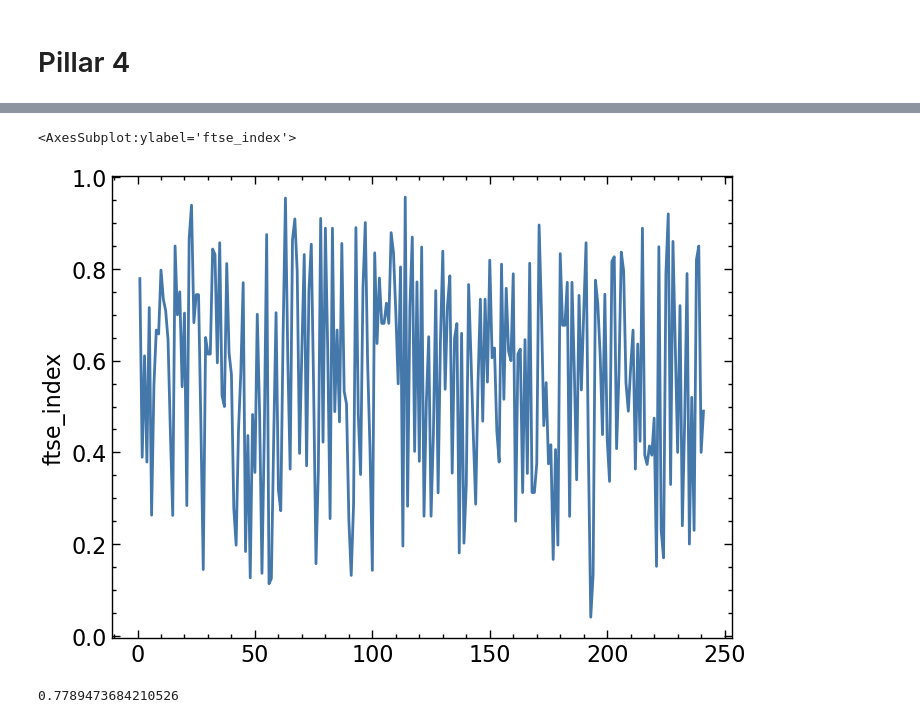
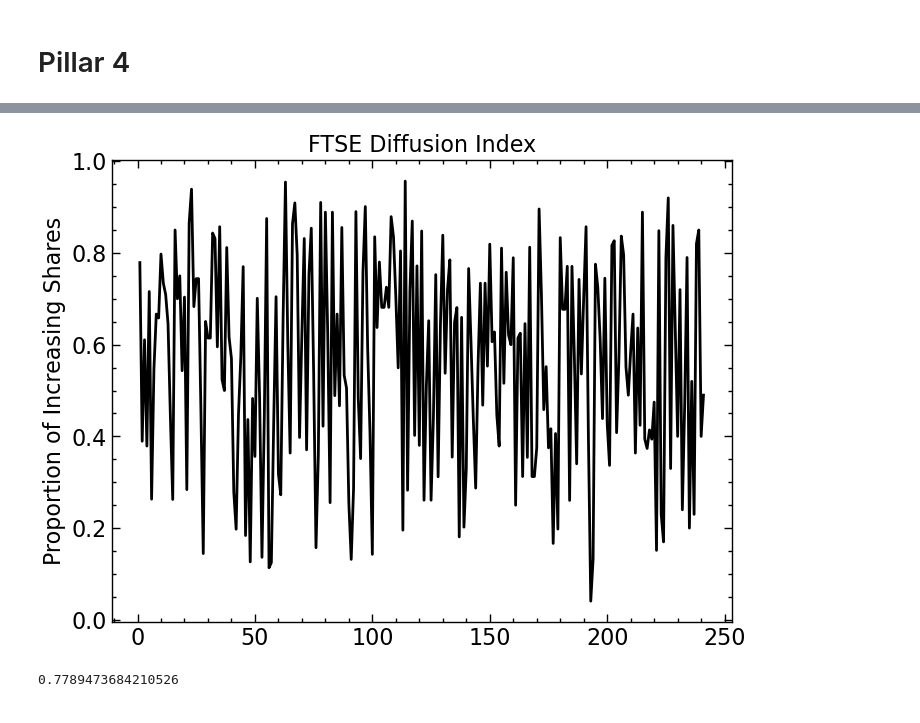
Before and after one commit to aycannon/diss, a Jupyter notebook: Compiled Indicator.ipynb, the cells around one changed output, grey strips where cells are left out. Drawn from its saved outputs; the diff is of its cells as text; code cells hidden in the pictures.

```diff
--- a/Compiled Indicator.ipynb
+++ b/Compiled Indicator.ipynb
@@ -134,19 +238,20 @@ plt.axhline(y = 0, alpha = 0.5, linestyle = 'dashed')
 # %%
-ftse = pd.read_excel('diss_data/ftse_data.xlsx', sheet_name= 'ftse_data')
 
 # ftse_up = ftse.reindex(index = ftse.index[::-1])
 ftse_nd = ftse.loc[:,ftse.columns !='DATE']
 ftse_diff = ftse_nd.diff()
 ftse_diff['count'] = ftse_diff.notna().sum(axis = 1)
 ftse_diff['pos'] = (ftse_diff>0).sum(axis = 1)
 ftse_diff['count'][0] = np.nan
 ftse_diff['ftse_index'] = ftse_diff['pos']/ftse_diff['count']
 ftse_diff['DATE'] = ftse['DATE']
 
-sns.lineplot(ftse_diff['ftse_index'])
+sns.lineplot(ftse_diff['ftse_index'], color = 'black')
+plt.ylabel('Proportion of Increasing Shares')
+plt.title('FTSE Diffusion Index')
+plt.show()
 # %% [output]
-<AxesSubplot:ylabel='ftse_index'>
-[figure, old version]
+[figure, new version]
 # %%
 print(ftse_diff['ftse_index'][1])
 # %% [output]
```
Also changed, not shown: parts of 45 cells of this notebook.
